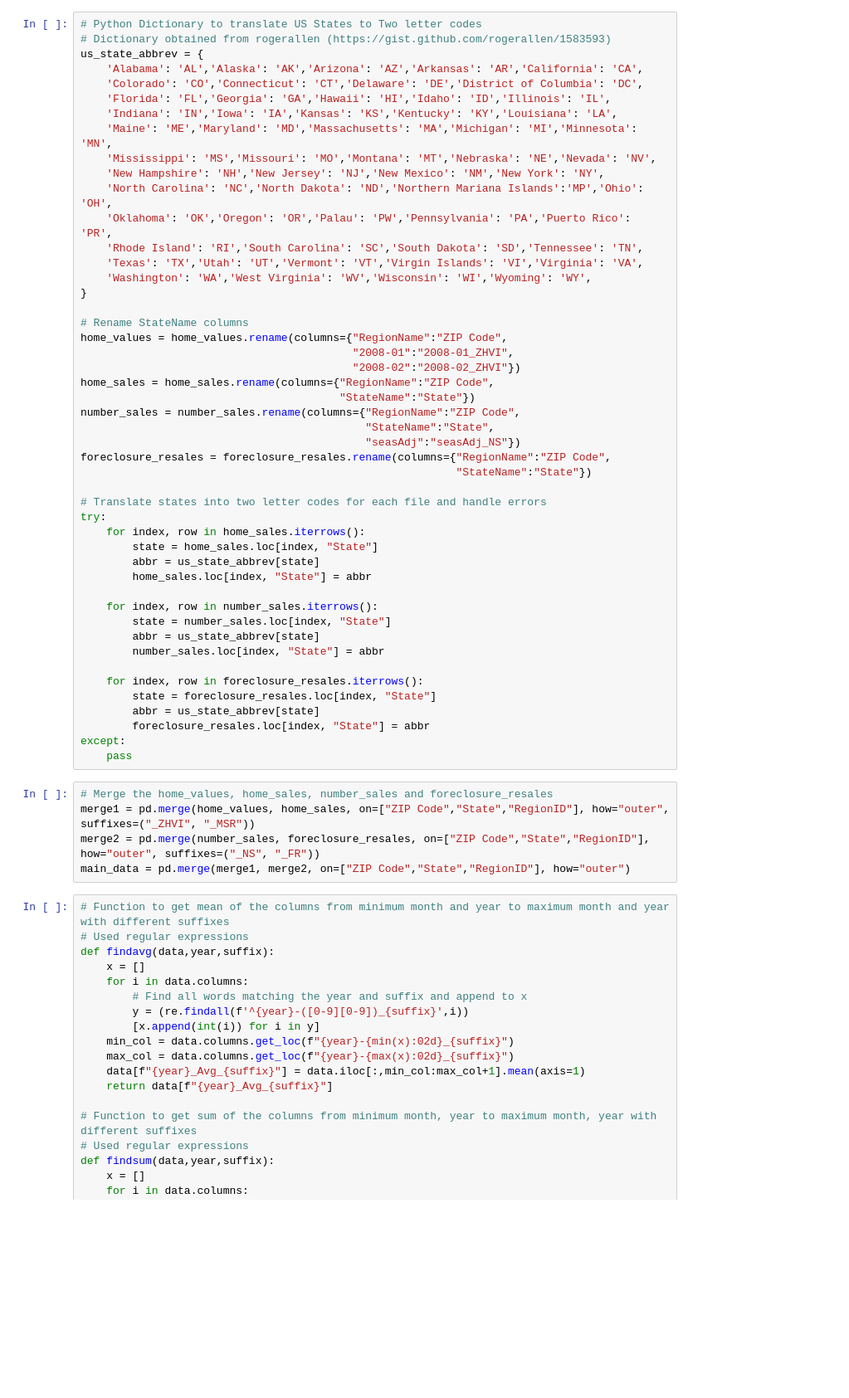
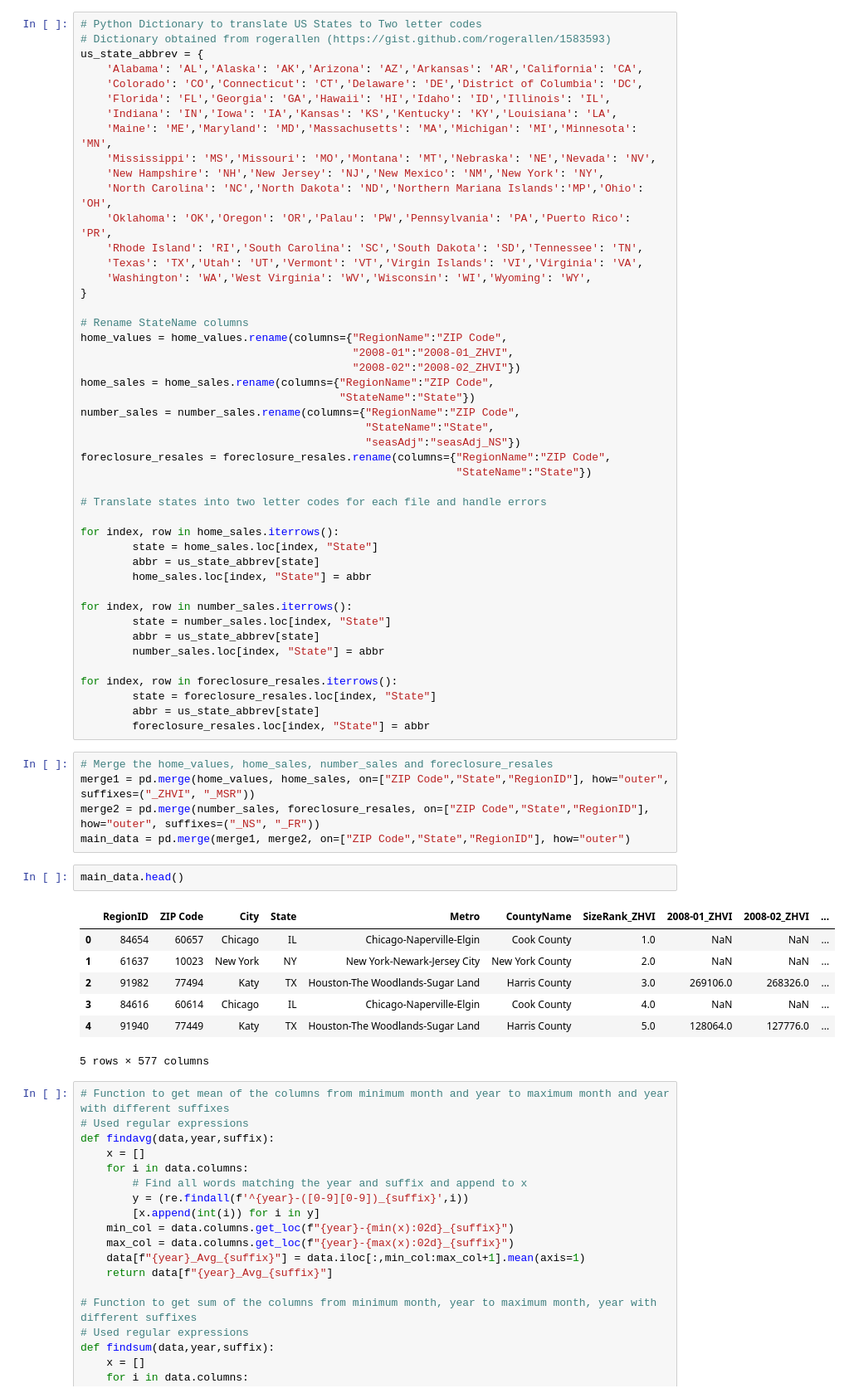
Before and after one commit to swetha4444/Analysing-Factors-affecting-House-Prices-in-the-US, a Jupyter notebook: notebooks/zillow.ipynb, the cells around one changed output. Shown at 83% size. Saved outputs shown, nothing was run; the diff lists cells and outputs as text; blank space fills up the shorter version.

```diff
--- a/notebooks/zillow.ipynb
+++ b/notebooks/zillow.ipynb
@@ -61,28 +61,36 @@ foreclosure_resales = foreclosure_resales.rename(columns={"RegionName":"ZIP Code
                                                           "StateName":"State"})
 
 # Translate states into two letter codes for each file and handle errors
-try:
-    for index, row in home_sales.iterrows():
+
+for index, row in home_sales.iterrows():
         state = home_sales.loc[index, "State"]
         abbr = us_state_abbrev[state]
         home_sales.loc[index, "State"] = abbr
 
-    for index, row in number_sales.iterrows():
+for index, row in number_sales.iterrows():
         state = number_sales.loc[index, "State"]
         abbr = us_state_abbrev[state]
         number_sales.loc[index, "State"] = abbr
 
-    for index, row in foreclosure_resales.iterrows():
+for index, row in foreclosure_resales.iterrows():
         state = foreclosure_resales.loc[index, "State"]
         abbr = us_state_abbrev[state]
         foreclosure_resales.loc[index, "State"] = abbr
-except:
-    pass
 # %%
 # Merge the home_values, home_sales, number_sales and foreclosure_resales
 merge1 = pd.merge(home_values, home_sales, on=["ZIP Code","State","RegionID"], how="outer", suffixes=("_ZHVI", "_MSR"))
 merge2 = pd.merge(number_sales, foreclosure_resales, on=["ZIP Code","State","RegionID"], how="outer", suffixes=("_NS", "_FR"))
 main_data = pd.merge(merge1, merge2, on=["ZIP Code","State","RegionID"], how="outer")
+# %%
+main_data.head()
+# %% [output]
+|  | RegionID | ZIP Code | City | State | Metro | CountyName | SizeRank_ZHVI | 2008-01_ZHVI | 2008-02_ZHVI | ... |
+| 0 | 84654 | 60657 | Chicago | IL | Chicago-Naperville-Elgin | Cook County | 1.0 | NaN | NaN | ... |
+| 1 | 61637 | 10023 | New York | NY | New York-Newark-Jersey City | New York County | 2.0 | NaN | NaN | ... |
+| 2 | 91982 | 77494 | Katy | TX | Houston-The Woodlands-Sugar Land | Harris County | 3.0 | 269106.0 | 268326.0 | ... |
+| 3 | 84616 | 60614 | Chicago | IL | Chicago-Naperville-Elgin | Cook County | 4.0 | NaN | NaN | ... |
+| 4 | 91940 | 77449 | Katy | TX | Houston-The Woodlands-Sugar Land | Harris County | 5.0 | 128064.0 | 127776.0 | ... |
+5 rows × 577 columns
 # %%
 # Function to get mean of the columns from minimum month and year to maximum month and year with different suffixes
 # Used regular expressions
```
Also changed, not shown: parts of 23 cells of this notebook.
